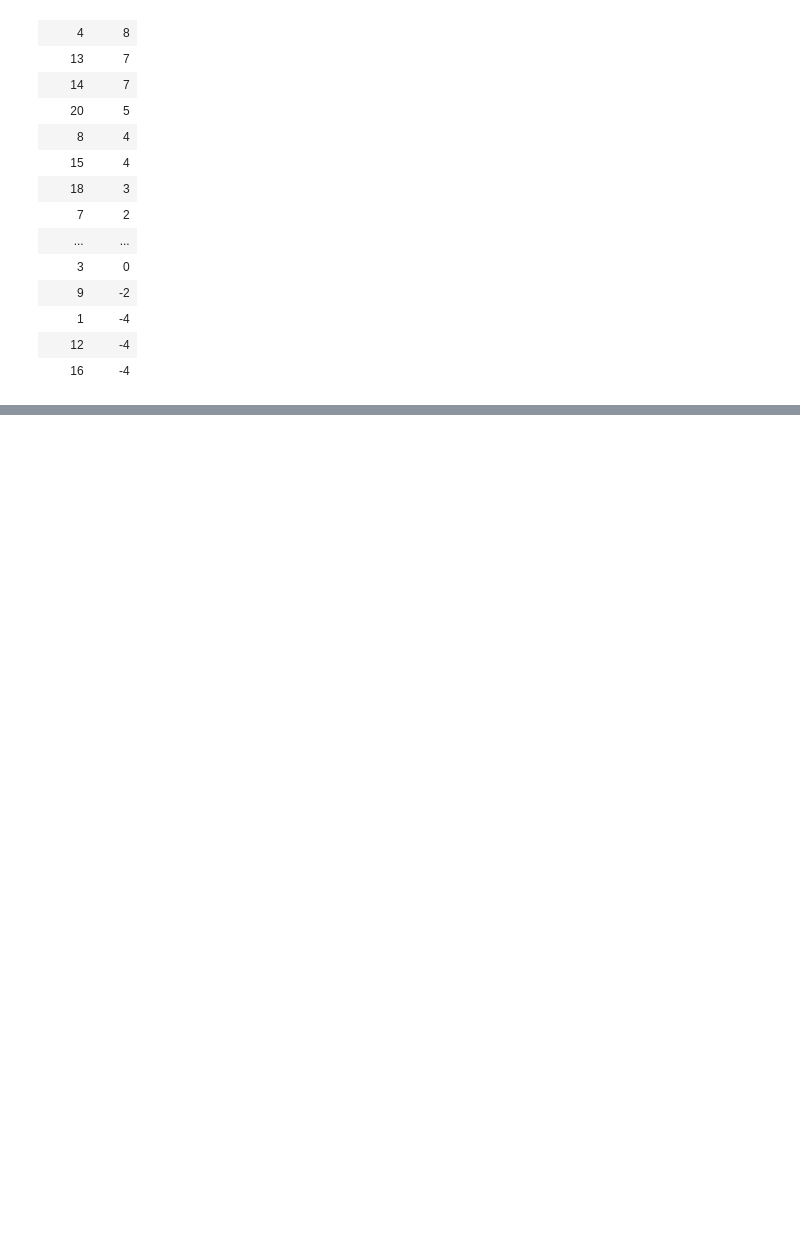
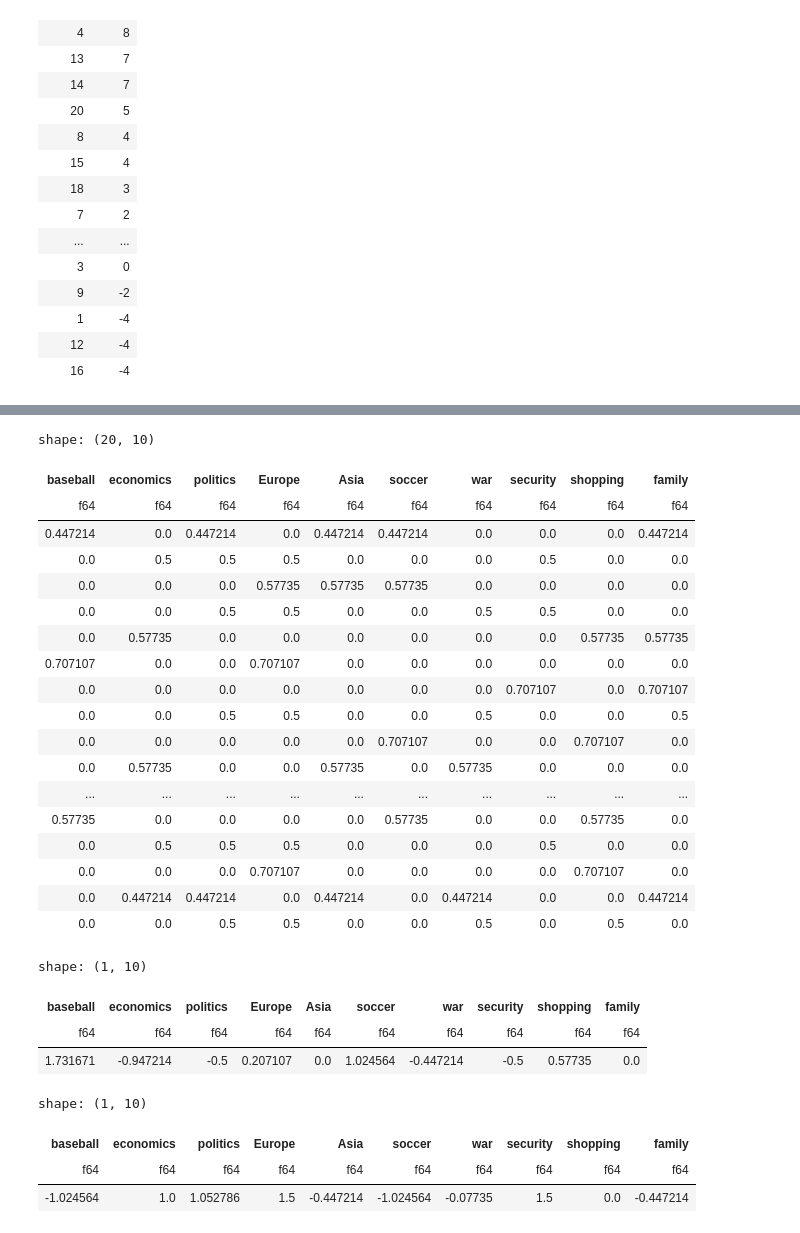
Before and after one commit to spzSource/recommender-systems-course, a Jupyter notebook: week-4/assignment-1/content-based-filtering.ipynb, the cells around one changed output, grey strips where cells are left out. Saved outputs shown, nothing was run; the diff lists cells and outputs as text; code cells hidden in the pictures; blank space fills up the shorter version.

```diff
--- a/week-4/assignment-1/content-based-filtering.ipynb
+++ b/week-4/assignment-1/content-based-filtering.ipynb
@@ -171,0 +235,40 @@ shape: (20, 2)
+# %%
+user1_interactions = df.select(pl.col("User 1").fill_null(0)).to_series()
+user2_interactions = df.select(pl.col("User 2").fill_null(0)).to_series()
+
+doc_matrix_df = normalized_matrix_df.select(pl.exclude(["doc_id", "User 1", "User 2", "num-attr"]))
+display(doc_matrix_df)
+
+profile1 = (doc_matrix_df * user1_interactions).sum()
+display(profile1)
+
+profile2 = (doc_matrix_df * user2_interactions).sum()
+display(profile2)
+# %% [output]
+shape: (20, 10)
+| baseball | economics | politics | Europe | Asia | soccer | war | security | shopping | family |
+| f64 | f64 | f64 | f64 | f64 | f64 | f64 | f64 | f64 | f64 |
+| 0.447214 | 0.0 | 0.447214 | 0.0 | 0.447214 | 0.447214 | 0.0 | 0.0 | 0.0 | 0.447214 |
+| 0.0 | 0.5 | 0.5 | 0.5 | 0.0 | 0.0 | 0.0 | 0.5 | 0.0 | 0.0 |
+| 0.0 | 0.0 | 0.0 | 0.57735 | 0.57735 | 0.57735 | 0.0 | 0.0 | 0.0 | 0.0 |
+| 0.0 | 0.0 | 0.5 | 0.5 | 0.0 | 0.0 | 0.5 | 0.5 | 0.0 | 0.0 |
+| 0.0 | 0.57735 | 0.0 | 0.0 | 0.0 | 0.0 | 0.0 | 0.0 | 0.57735 | 0.57735 |
+| 0.707107 | 0.0 | 0.0 | 0.707107 | 0.0 | 0.0 | 0.0 | 0.0 | 0.0 | 0.0 |
+| 0.0 | 0.0 | 0.0 | 0.0 | 0.0 | 0.0 | 0.0 | 0.707107 | 0.0 | 0.707107 |
+| 0.0 | 0.0 | 0.5 | 0.5 | 0.0 | 0.0 | 0.5 | 0.0 | 0.0 | 0.5 |
+| 0.0 | 0.0 | 0.0 | 0.0 | 0.0 | 0.707107 | 0.0 | 0.0 | 0.707107 | 0.0 |
+| 0.0 | 0.57735 | 0.0 | 0.0 | 0.57735 | 0.0 | 0.57735 | 0.0 | 0.0 | 0.0 |
+| ... | ... | ... | ... | ... | ... | ... | ... | ... | ... |
+| 0.57735 | 0.0 | 0.0 | 0.0 | 0.0 | 0.57735 | 0.0 | 0.0 | 0.57735 | 0.0 |
+| 0.0 | 0.5 | 0.5 | 0.5 | 0.0 | 0.0 | 0.0 | 0.5 | 0.0 | 0.0 |
+| 0.0 | 0.0 | 0.0 | 0.707107 | 0.0 | 0.0 | 0.0 | 0.0 | 0.707107 | 0.0 |
+| 0.0 | 0.447214 | 0.447214 | 0.0 | 0.447214 | 0.0 | 0.447214 | 0.0 | 0.0 | 0.447214 |
+| 0.0 | 0.0 | 0.5 | 0.5 | 0.0 | 0.0 | 0.5 | 0.0 | 0.5 | 0.0 |
+shape: (1, 10)
+| baseball | economics | politics | Europe | Asia | soccer | war | security | shopping | family |
+| f64 | f64 | f64 | f64 | f64 | f64 | f64 | f64 | f64 | f64 |
+| 1.731671 | -0.947214 | -0.5 | 0.207107 | 0.0 | 1.024564 | -0.447214 | -0.5 | 0.57735 | 0.0 |
+shape: (1, 10)
+| baseball | economics | politics | Europe | Asia | soccer | war | security | shopping | family |
+| f64 | f64 | f64 | f64 | f64 | f64 | f64 | f64 | f64 | f64 |
+| -1.024564 | 1.0 | 1.052786 | 1.5 | -0.447214 | -1.024564 | -0.07735 | 1.5 | 0.0 | -0.447214 |
```
Also changed, not shown: parts of 12 cells of this notebook.
